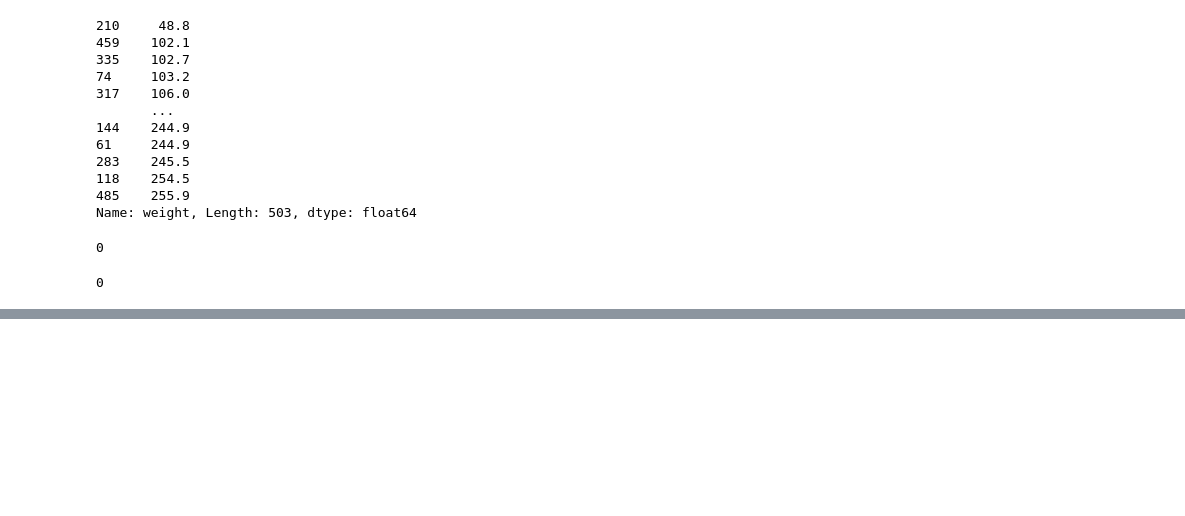
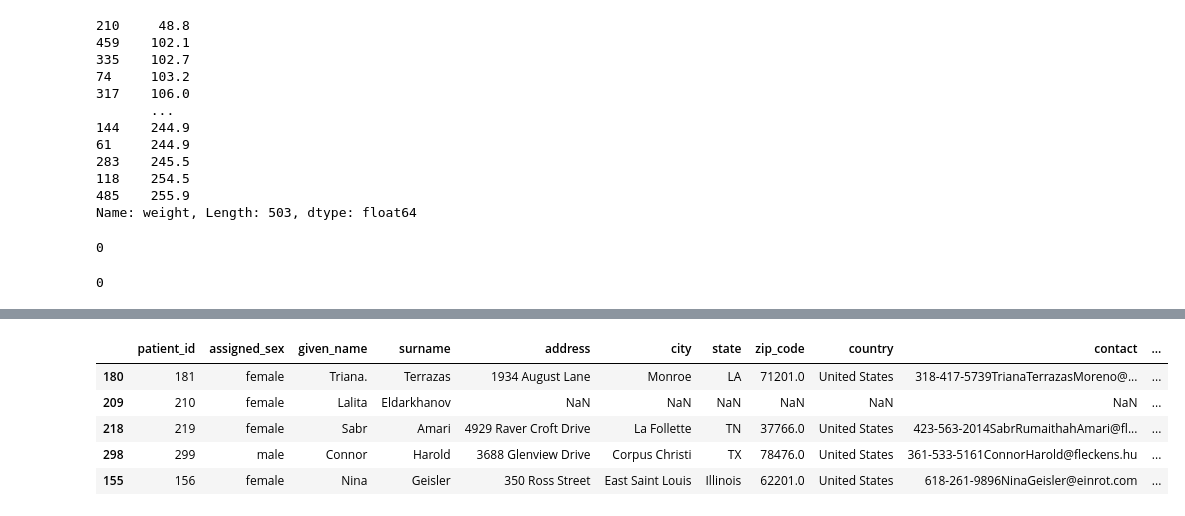
Before and after one commit to nehatarey/data-wrangling, a Jupyter notebook: data-assessment-programmatic-pandas.ipynb, the cells around one changed output, grey strips where cells are left out. Drawn from its saved outputs; the diff is of its cells as text; code cells hidden in the pictures; blank space fills up the shorter version.

```diff
--- a/data-assessment-programmatic-pandas.ipynb
+++ b/data-assessment-programmatic-pandas.ipynb
@@ -277,0 +302,9 @@ sum(treatments.novodra.isnull())
+# %%
+patients.sample(5)
+# %% [output]
+|  | patient_id | assigned_sex | given_name | surname | address | city | state | zip_code | country | contact | ... |
+| 180 | 181 | female | Triana. | Terrazas | 1934 August Lane | Monroe | LA | 71201.0 | United States | 318-417-5739TrianaTerrazasMoreno@... | ... |
+| 209 | 210 | female | Lalita | Eldarkhanov | NaN | NaN | NaN | NaN | NaN | NaN | ... |
+| 218 | 219 | female | Sabr | Amari | 4929 Raver Croft Drive | La Follette | TN | 37766.0 | United States | 423-563-2014SabrRumaithahAmari@fl... | ... |
+| 298 | 299 | male | Connor | Harold | 3688 Glenview Drive | Corpus Christi | TX | 78476.0 | United States | 361-533-5161ConnorHarold@fleckens.hu | ... |
+| 155 | 156 | female | Nina | Geisler | 350 Ross Street | East Saint Louis | Illinois | 62201.0 | United States | 618-261-9896NinaGeisler@einrot.com | ... |
```
Also changed, not shown: parts of 14 cells of this notebook, 1 other file.
